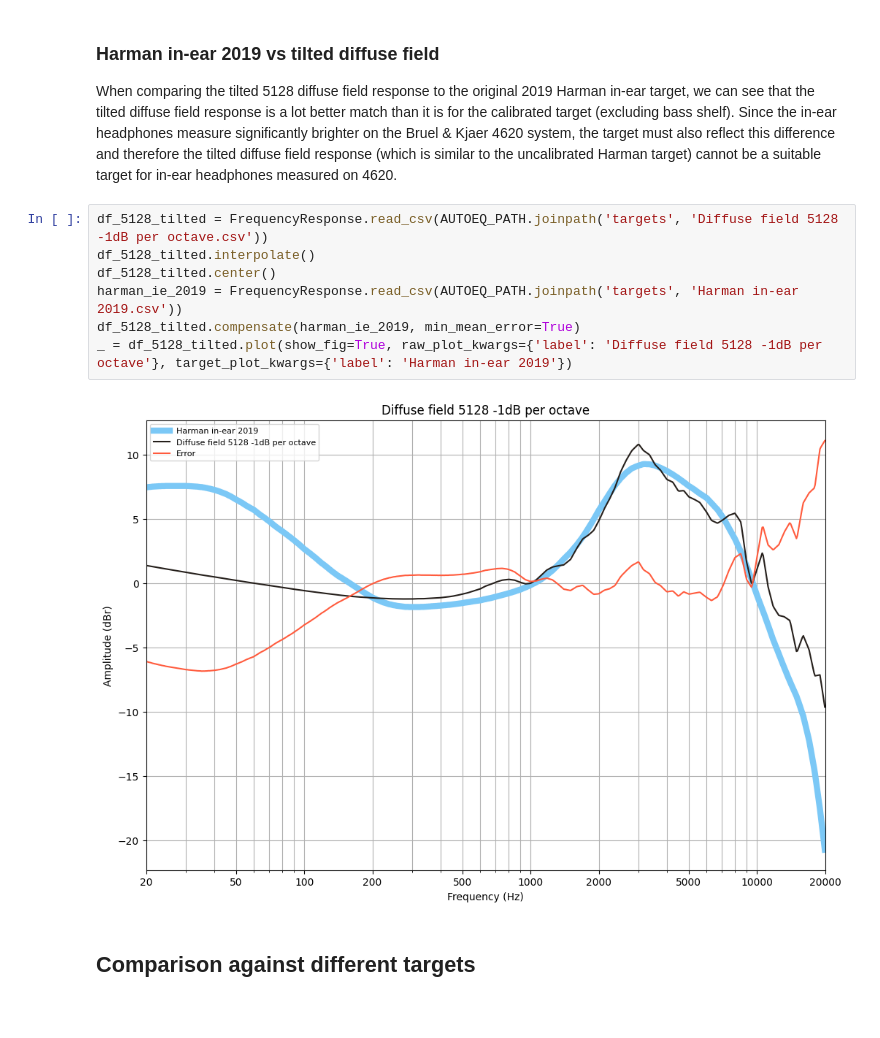
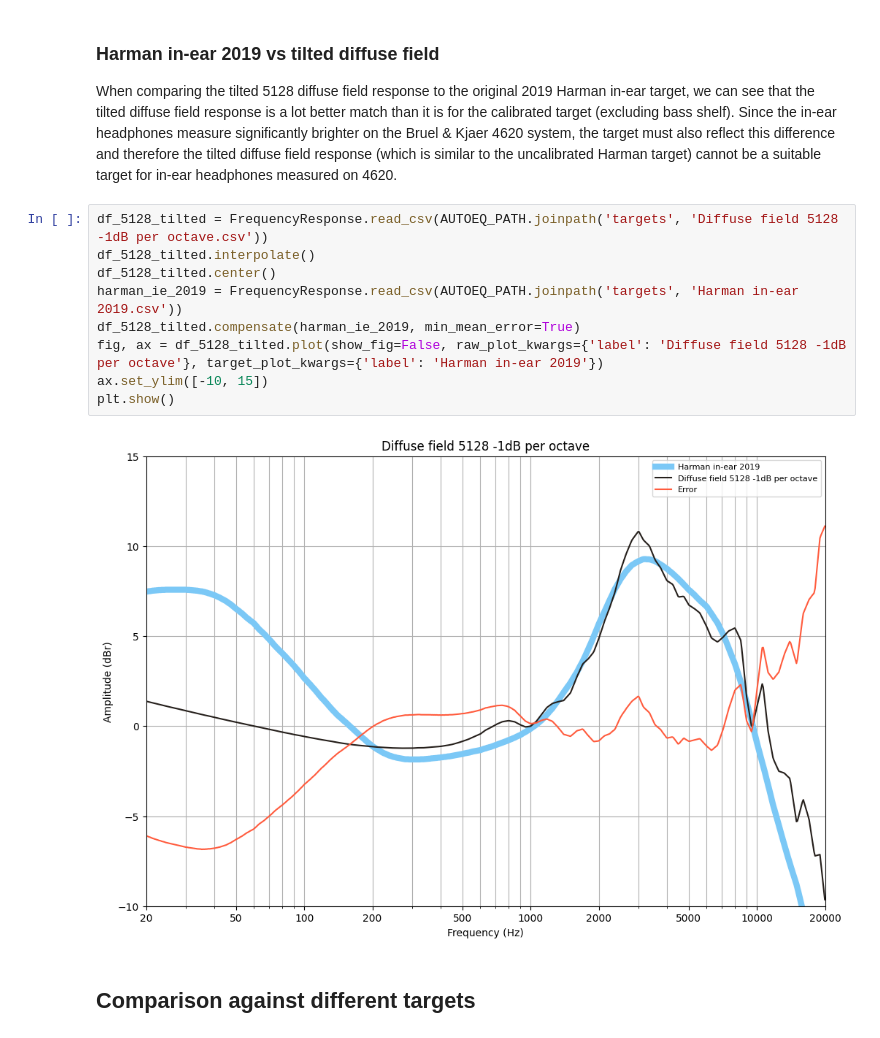
Before and after one commit to jaakkopasanen/audio-research-stuff, a Jupyter notebook: calibration/bk4620_vs_711.ipynb, the cells around one changed output. Cells and saved outputs as stored; diff of their text form.

Commit message:
Fixed plots on bk4620_vs_711.ipynb

```diff
--- a/calibration/bk4620_vs_711.ipynb
+++ b/calibration/bk4620_vs_711.ipynb
@@ -100,12 +102,14 @@ cannot be a suitable target for in-ear headphones measured on 4620.
 # %%
 df_5128_tilted = FrequencyResponse.read_csv(AUTOEQ_PATH.joinpath('targets', 'Diffuse field 5128 -1dB per octave.csv'))
 df_5128_tilted.interpolate()
 df_5128_tilted.center()
 harman_ie_2019 = FrequencyResponse.read_csv(AUTOEQ_PATH.joinpath('targets', 'Harman in-ear 2019.csv'))
 df_5128_tilted.compensate(harman_ie_2019, min_mean_error=True)
-_ = df_5128_tilted.plot(show_fig=True, raw_plot_kwargs={'label': 'Diffuse field 5128 -1dB per octave'}, target_plot_kwargs={'label': 'Harman in-ear 2019'})
+fig, ax = df_5128_tilted.plot(show_fig=False, raw_plot_kwargs={'label': 'Diffuse field 5128 -1dB per octave'}, target_plot_kwargs={'label': 'Harman in-ear 2019'})
+ax.set_ylim([-10, 15])
+plt.show()
 # %% [output]
-[figure, old version]
+[figure, new version]
 # %% [markdown]
 ## Comparison against different targets
 # %%
```
Also changed, not shown: parts of 1 cell of this notebook.
